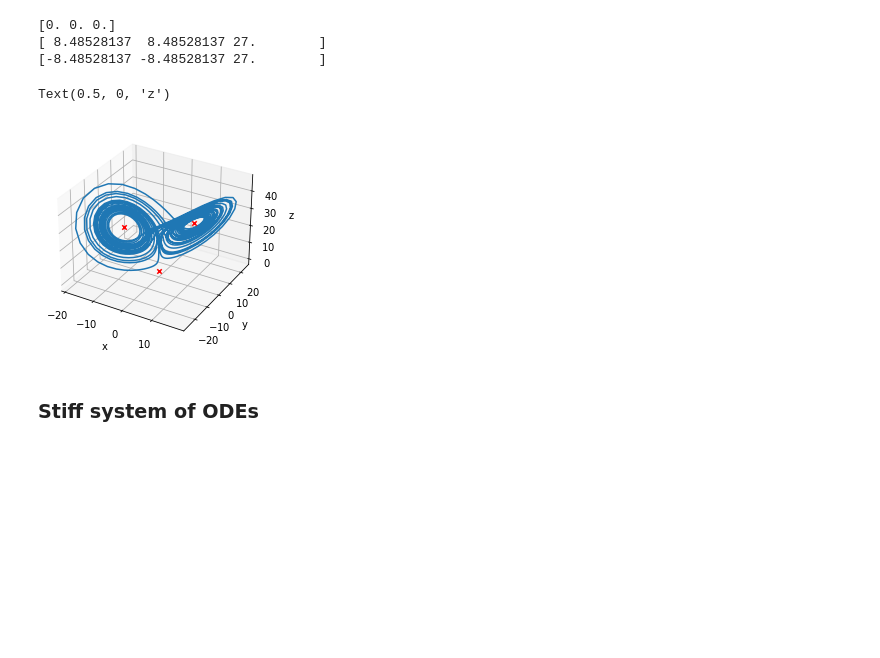
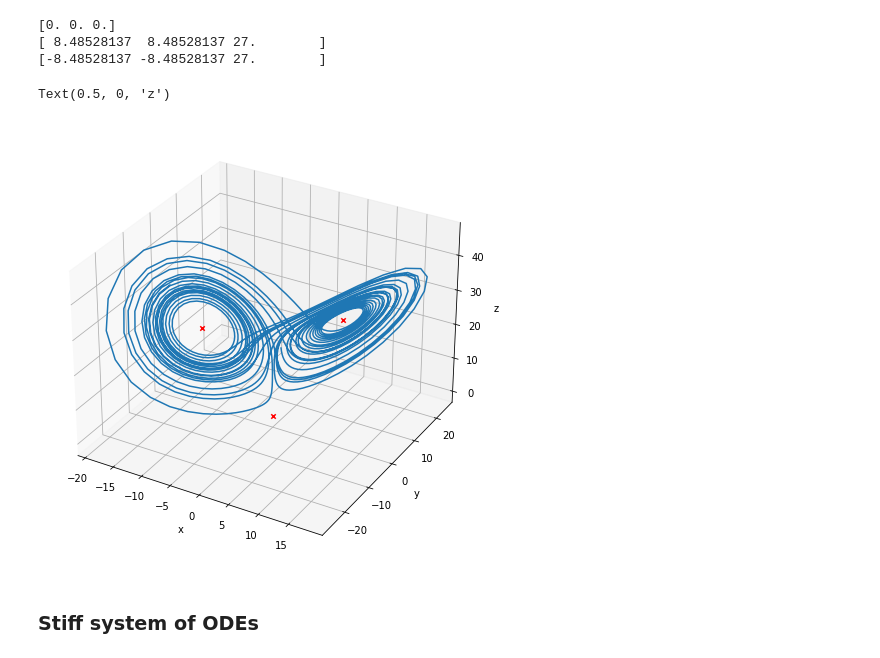
Before and after one commit to sbu-python-class/python-science, a Jupyter notebook: content/05-scipy/scipy-basics.ipynb, the cells around one changed output. Saved outputs shown, nothing was run; the diff lists cells and outputs as text; code cells hidden in the pictures; blank space fills up the shorter version.

```diff
--- a/content/05-scipy/scipy-basics.ipynb
+++ b/content/05-scipy/scipy-basics.ipynb
@@ -354,19 +362,21 @@ print(sol3.x)
 [-8.48528137 -8.48528137 27.        ]
 # %%
 fig = plt.figure()
-ax = fig.gca(projection='3d')
+fig.set_size_inches(8, 8)
+ax = plt.axes(projection='3d')
+
 ax.plot(X[0,:], X[1,:], X[2,:])
 
 ax.scatter(sol1.x[0], sol1.x[1], sol1.x[2], marker="x", color="r")
 ax.scatter(sol2.x[0], sol2.x[1], sol2.x[2], marker="x", color="r")
 ax.scatter(sol3.x[0], sol3.x[1], sol3.x[2], marker="x", color="r")
 
 ax.set_xlabel("x")
 ax.set_ylabel("y")
 ax.set_zlabel("z")
 # %% [output]
 Text(0.5, 0, 'z')
-[figure, old version]
+[figure, new version]
 # %% [markdown]
 ### Stiff system of ODEs
 # %% [markdown]
```
Also changed, not shown: parts of 35 cells of this notebook, 1 other file.
